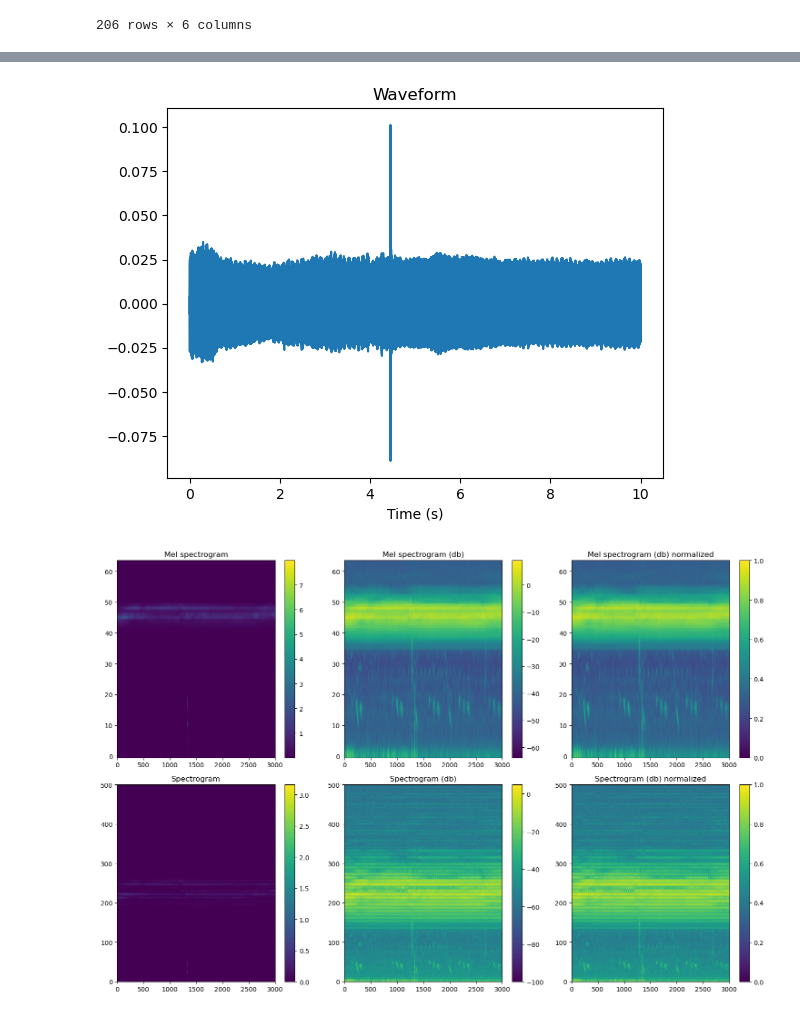
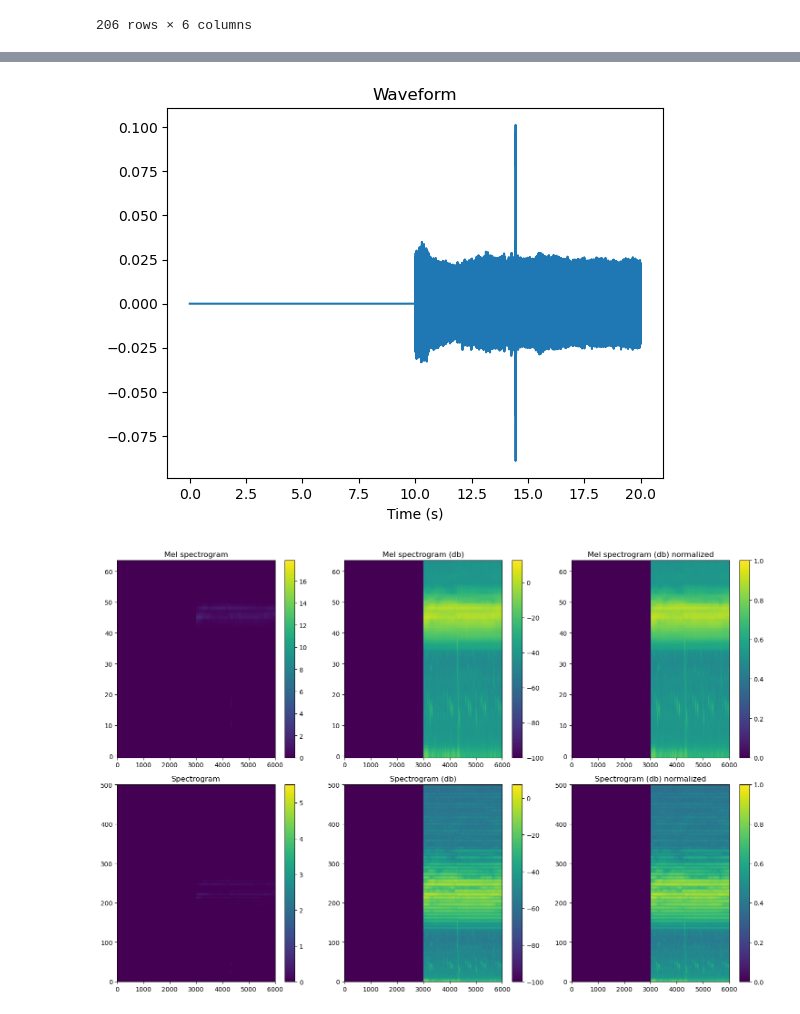
Before and after one commit to juliankraft/TermPaper1-Ecoacoustics, a Jupyter notebook: Code/visualisation.ipynb, the cells around one changed output, grey strips where cells are left out. Saved outputs shown, nothing was run; the diff lists cells and outputs as text; code cells hidden in the pictures.

```diff
--- a/Code/visualisation.ipynb
+++ b/Code/visualisation.ipynb
@@ -8,3 +10,10 @@ datamodule = InsectDatamodule(csv_paths=['../data/Cicadidae.csv', '../data/Ortho
 train_dataloader = datamodule.train_dataloader()
 
 metadata = train_dataloader.dataset.get_metadata()
+# %%
+waveform, samplerate = train_dataloader.dataset.load_sample(metadata['path'][15])
+
+
+waveform.shape[1]
+
+torch.nn.functional.pad(waveform, pad=(waveform.shape[1]+500, 0, 0, 0))
@@ -15,9 +26,14 @@ def normalize(tensor):
 # def normalize(tensor):
 #     return (tensor + 40) / 40
 
-def plot_all(path: str, n_fft: int, hop_length: int, win_length: int, n_mels: int):
+def plot_all(path: str, n_fft: int, hop_length: int, win_length: int, n_mels: int, pad: int = 0):
     # loading the sample
     waveform, samplerate = train_dataloader.dataset.load_sample(path)
+
+    ipd.display(ipd.Audio(waveform.numpy()[0], rate=samplerate))
+
+    if pad > 0:
+        waveform = torch.nn.functional.pad(waveform, pad=(waveform.shape[1]+pad, 0, 0, 0))
 
     # Create a time array
     time = np.arange(0, len(waveform[0])) / samplerate
@@ -102,14 +134,15 @@ metadata
 # %%
 path = metadata['path'][15]
 
 # setting up the parameters
 n_fft = 1000
 hop_length =  147
 win_length = int(hop_length * 2)
 n_mels = 64
+pad = 100
 
 
-plot_all(path, n_fft, hop_length, win_length, n_mels)
+plot_all(path, n_fft, hop_length, win_length, n_mels, pad)
 # %% [output]
-[figure, old version]
+[figure, new version]
-[figure, old version]
+[figure, new version]
```
Also changed, not shown: parts of 3 cells of this notebook.
